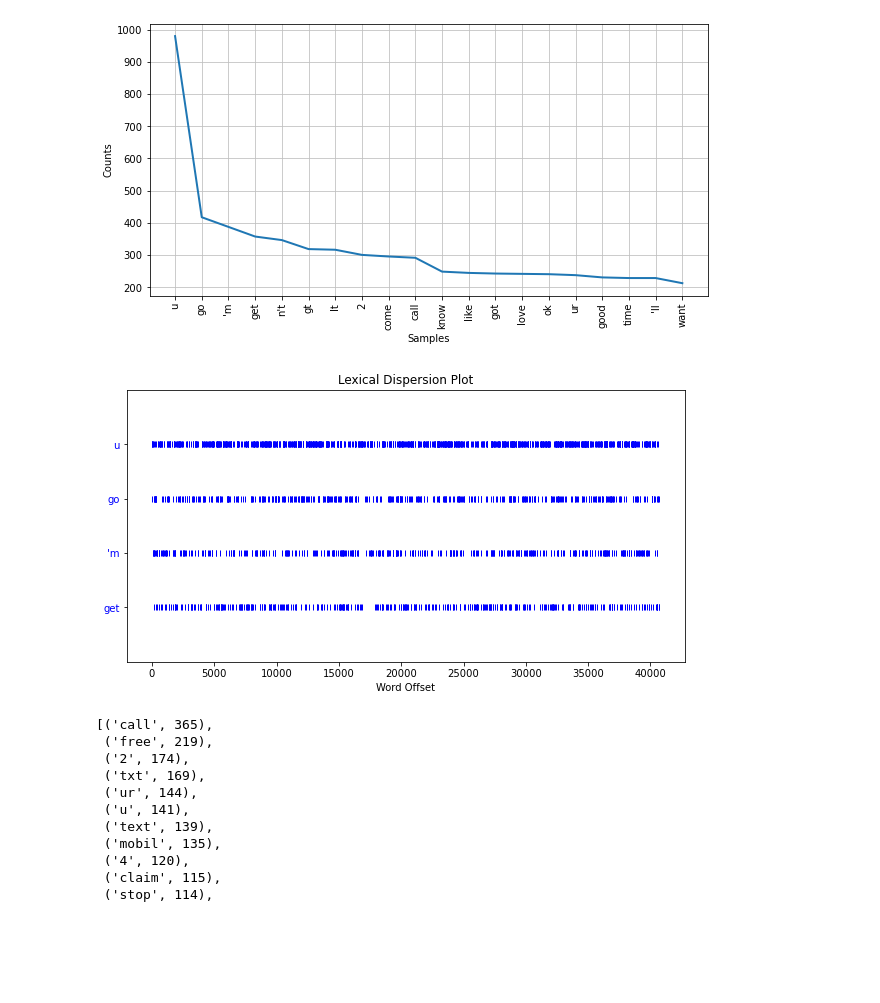
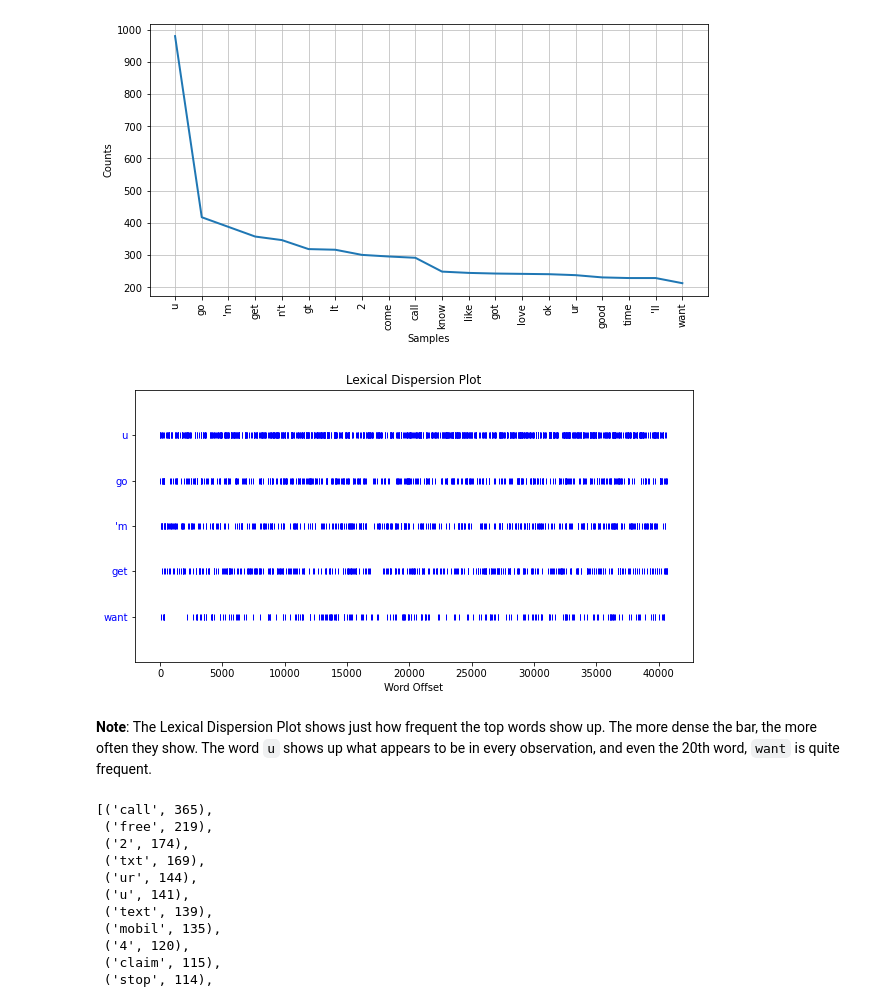
Before and after one commit to broepke/DATA110, a Jupyter notebook: Week 9/DATA110-Week9-broepke.ipynb, the cells around one changed output. Saved outputs shown, nothing was run; the diff lists cells and outputs as text; code cells hidden in the pictures; blank space fills up the shorter version.

```diff
--- a/Week 9/DATA110-Week9-broepke.ipynb
+++ b/Week 9/DATA110-Week9-broepke.ipynb
@@ -247,9 +247,11 @@ plt.show()
 ham_text = nltk.Text(freq_stats_ham)
 # %%
 plt.figure(figsize=(10, 5))
-ham_text.dispersion_plot(['u', 'go', "'m", 'get', ])
+ham_text.dispersion_plot(['u', 'go', "'m", 'get', 'want'])
 # %% [output]
-[figure, old version]
+[figure, new version]
+# %% [markdown]
+**Note**: The Lexical Dispersion Plot shows just how frequent the top words show up. The more dense the bar, the more often they show. The word `u` shows up what appears to be in every observation, and even the 20th word, `want` is quite frequent.
 # %%
 freq_stats_spam = []
 for i in df_spam['text']:
```
Also changed, not shown: parts of 11 cells of this notebook, 1 other file.
